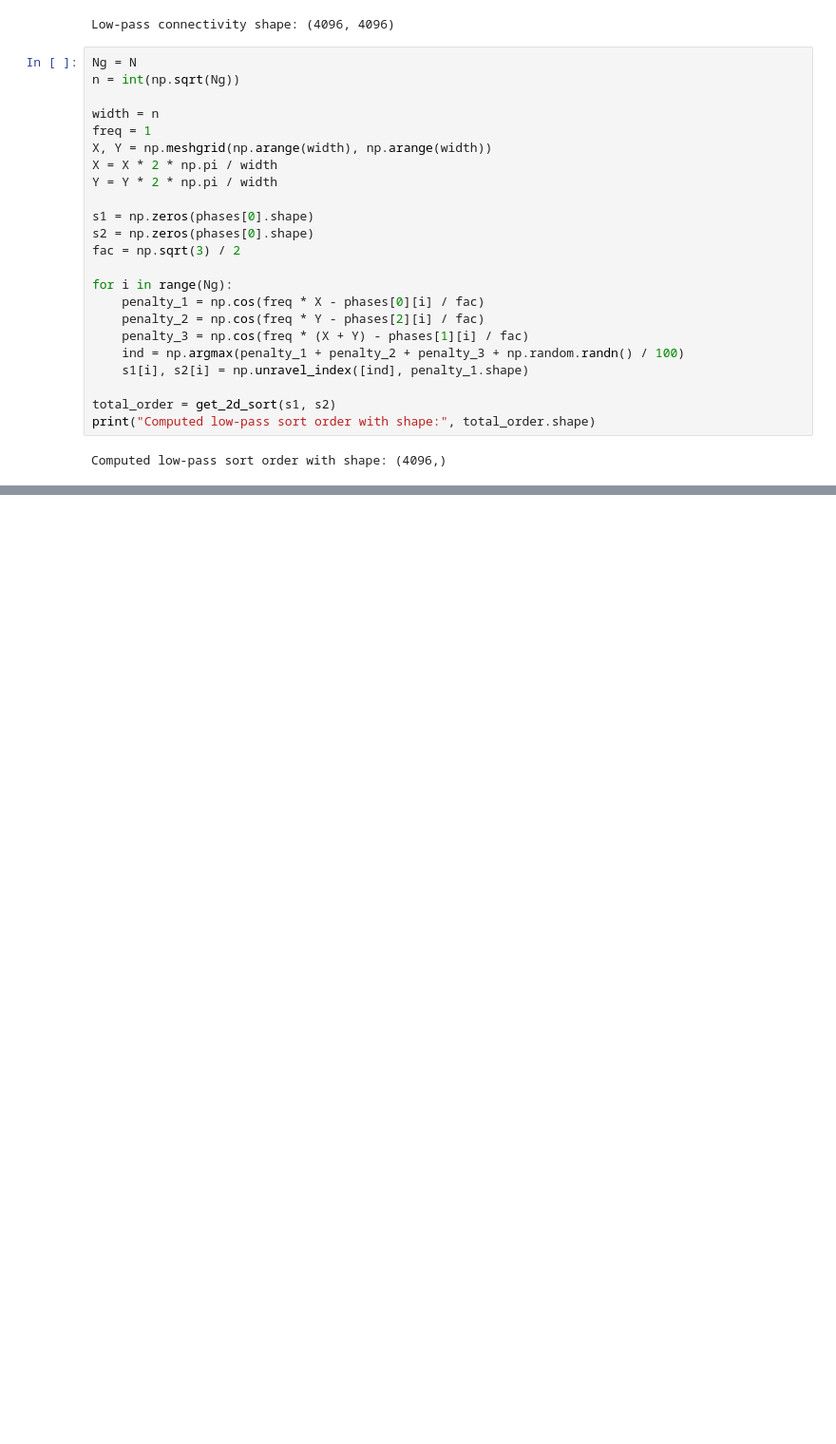
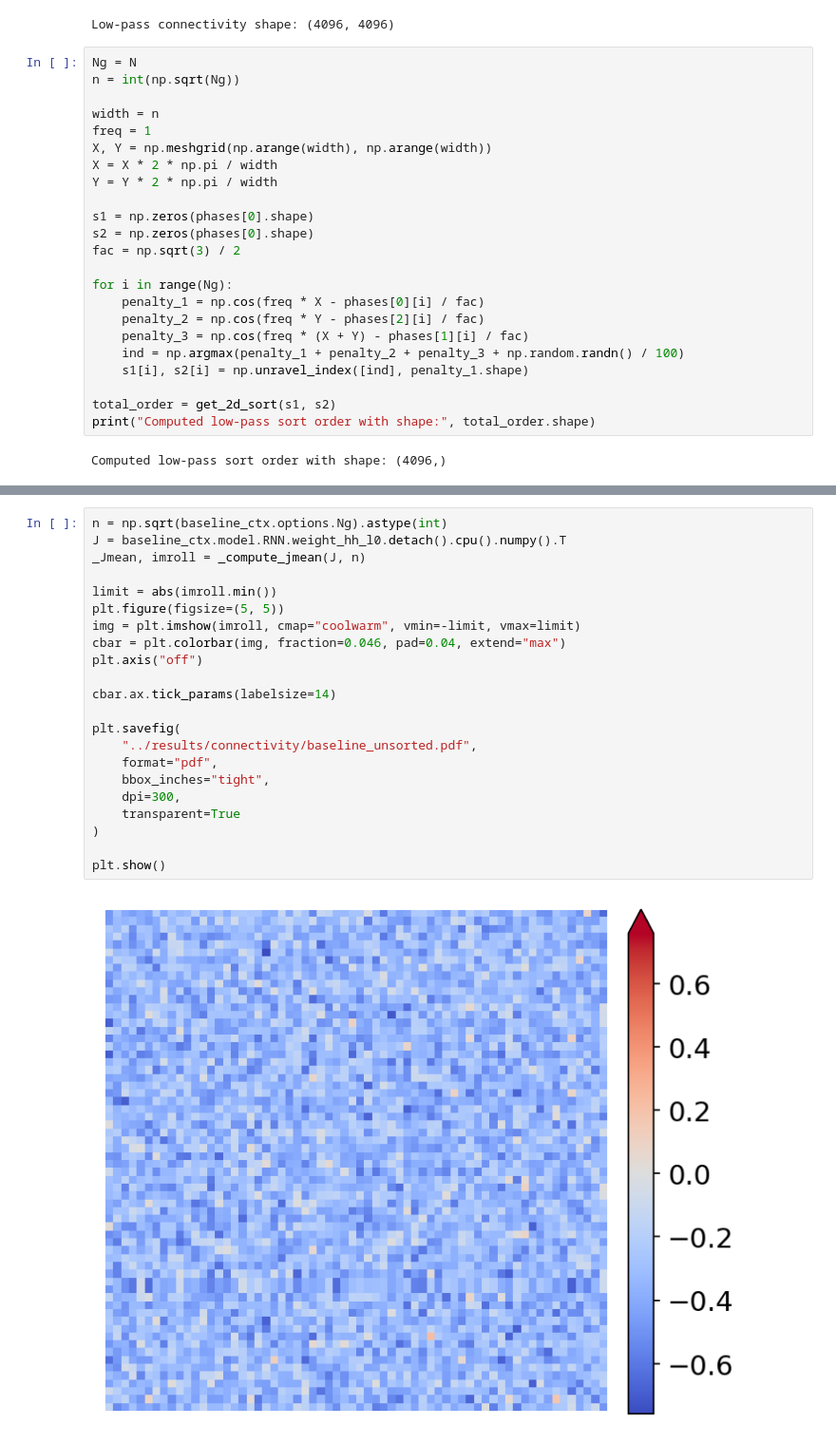
Before and after one commit to murtylab/grid-pattern-formation, a Jupyter notebook: notebooks/low_pass.ipynb, the cells around one changed output, grey strips where cells are left out. Shown at 95% size. Drawn from its saved outputs; the diff is of its cells as text; blank space fills up the shorter version.

```diff
--- a/notebooks/low_pass.ipynb
+++ b/notebooks/low_pass.ipynb
@@ -294,0 +380,24 @@ plt.show()
+# %%
+n = np.sqrt(baseline_ctx.options.Ng).astype(int)
+J = baseline_ctx.model.RNN.weight_hh_l0.detach().cpu().numpy().T
+_Jmean, imroll = _compute_jmean(J, n)
+
+limit = abs(imroll.min())
+plt.figure(figsize=(5, 5))
+img = plt.imshow(imroll, cmap="coolwarm", vmin=-limit, vmax=limit)
+cbar = plt.colorbar(img, fraction=0.046, pad=0.04, extend="max")
+plt.axis("off")
+
+cbar.ax.tick_params(labelsize=14)
+
+plt.savefig(
+    "../results/connectivity/baseline_unsorted.pdf",
+    format="pdf",
+    bbox_inches="tight",
+    dpi=300,
+    transparent=True
+)
+
+plt.show()
+# %% [output]
+[figure, added]
```
Also changed, not shown: parts of 11 cells of this notebook.
